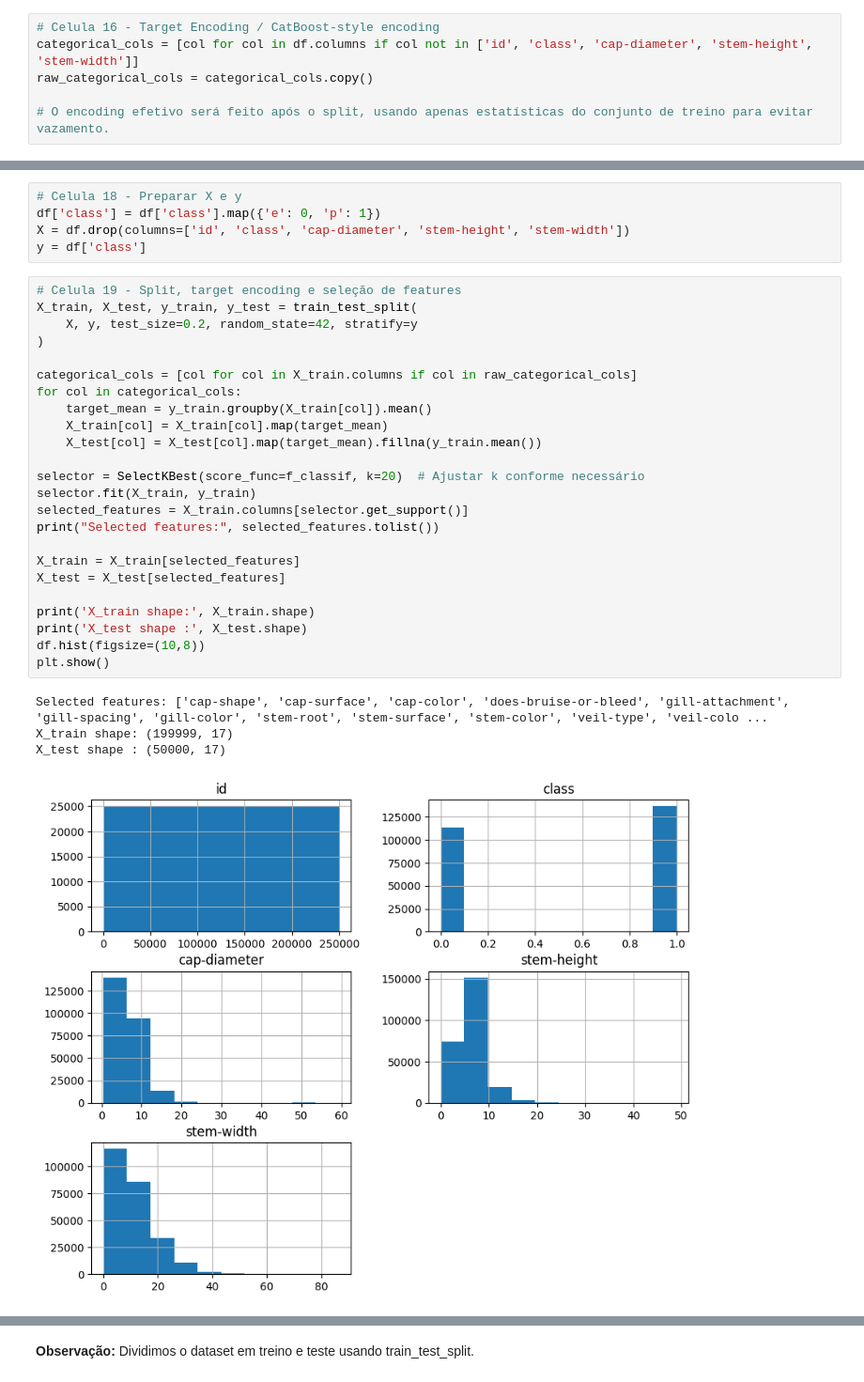
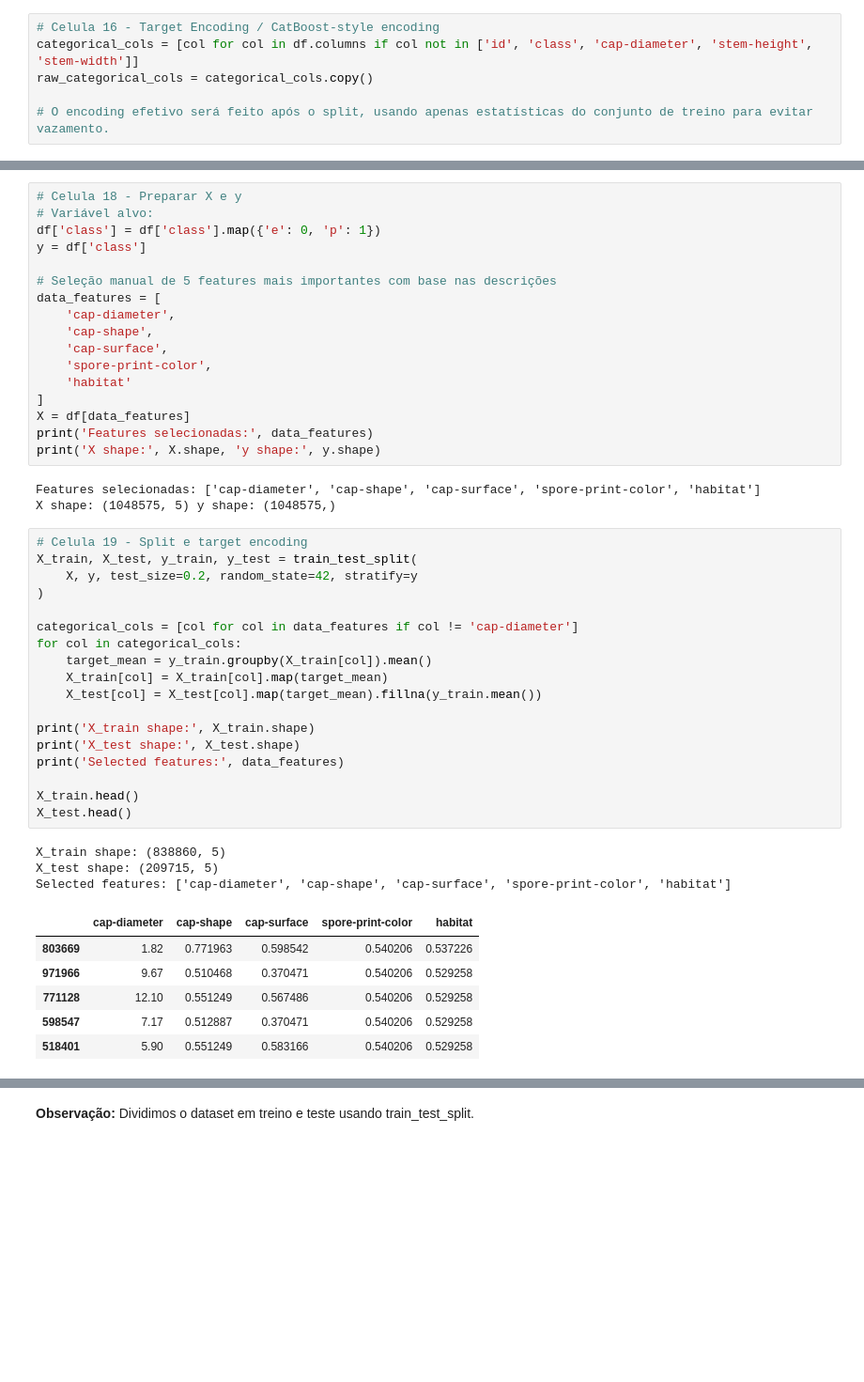
Before and after one commit to joaodonadio/machine-learning-mushroom, a Jupyter notebook: notebooks/mushroom/ex-mushroom.ipynb, the cells around one changed output, grey strips where cells are left out. Shown at 94% size. Saved outputs shown, nothing was run; the diff lists cells and outputs as text; blank space fills up the shorter version.

```diff
--- a/notebooks/mushroom/ex-mushroom.ipynb
+++ b/notebooks/mushroom/ex-mushroom.ipynb
@@ -320,35 +320,49 @@ memory usage: 42.0 MB
 # %%
 # Celula 18 - Preparar X e y
+# Variável alvo:
 df['class'] = df['class'].map({'e': 0, 'p': 1})
-X = df.drop(columns=['id', 'class', 'cap-diameter', 'stem-height', 'stem-width'])
 y = df['class']
+
+# Seleção manual de 5 features mais importantes com base nas descrições
+data_features = [
+    'cap-diameter',
+    'cap-shape',
+    'cap-surface',
+    'spore-print-color',
+    'habitat'
+]
+X = df[data_features]
+print('Features selecionadas:', data_features)
+print('X shape:', X.shape, 'y shape:', y.shape)
+# %% [output]
+Features selecionadas: ['cap-diameter', 'cap-shape', 'cap-surface', 'spore-print-color', 'habitat']
+X shape: (1048575, 5) y shape: (1048575,)
 # %%
-# Celula 19 - Split, target encoding e seleção de features
+# Celula 19 - Split e target encoding
 X_train, X_test, y_train, y_test = train_test_split(
     X, y, test_size=0.2, random_state=42, stratify=y
 )
 
-categorical_cols = [col for col in X_train.columns if col in raw_categorical_cols]
+categorical_cols = [col for col in data_features if col != 'cap-diameter']
 for col in categorical_cols:
     target_mean = y_train.groupby(X_train[col]).mean()
     X_train[col] = X_train[col].map(target_mean)
     X_test[col] = X_test[col].map(target_mean).fillna(y_train.mean())
 
-selector = SelectKBest(score_func=f_classif, k=20)  # Ajustar k conforme necessário
-selector.fit(X_train, y_train)
-selected_features = X_train.columns[selector.get_support()]
-print("Selected features:", selected_features.tolist())
+print('X_train shape:', X_train.shape)
+print('X_test shape:', X_test.shape)
+print('Selected features:', data_features)
 
-X_train = X_train[selected_features]
-X_test = X_test[selected_features]
-
-print('X_train shape:', X_train.shape)
-print('X_test shape :', X_test.shape)
-df.hist(figsize=(10,8))
-plt.show()
+X_train.head()
+X_test.head()
 # %% [output]
-Selected features: ['cap-shape', 'cap-surface', 'cap-color', 'does-bruise-or-bleed', 'gill-attachment', 'gill-spacing', 'gill-color', 'stem-root', 'stem-surface', 'stem-color', 'veil-type', 'veil-colo ...
-X_train shape: (199999, 17)
-X_test shape : (50000, 17)
+X_train shape: (838860, 5)
+X_test shape: (209715, 5)
+Selected features: ['cap-diameter', 'cap-shape', 'cap-surface', 'spore-print-color', 'habitat']
-[figure, removed]
+|  | cap-diameter | cap-shape | cap-surface | spore-print-color | habitat |
+| 803669 | 1.82 | 0.771963 | 0.598542 | 0.540206 | 0.537226 |
+| 971966 | 9.67 | 0.510468 | 0.370471 | 0.540206 | 0.529258 |
+| 771128 | 12.10 | 0.551249 | 0.567486 | 0.540206 | 0.529258 |
+| 598547 | 7.17 | 0.512887 | 0.370471 | 0.540206 | 0.529258 |
+| 518401 | 5.90 | 0.551249 | 0.583166 | 0.540206 | 0.529258 |
 # %% [markdown]
```
Also changed, not shown: parts of 16 cells of this notebook.
